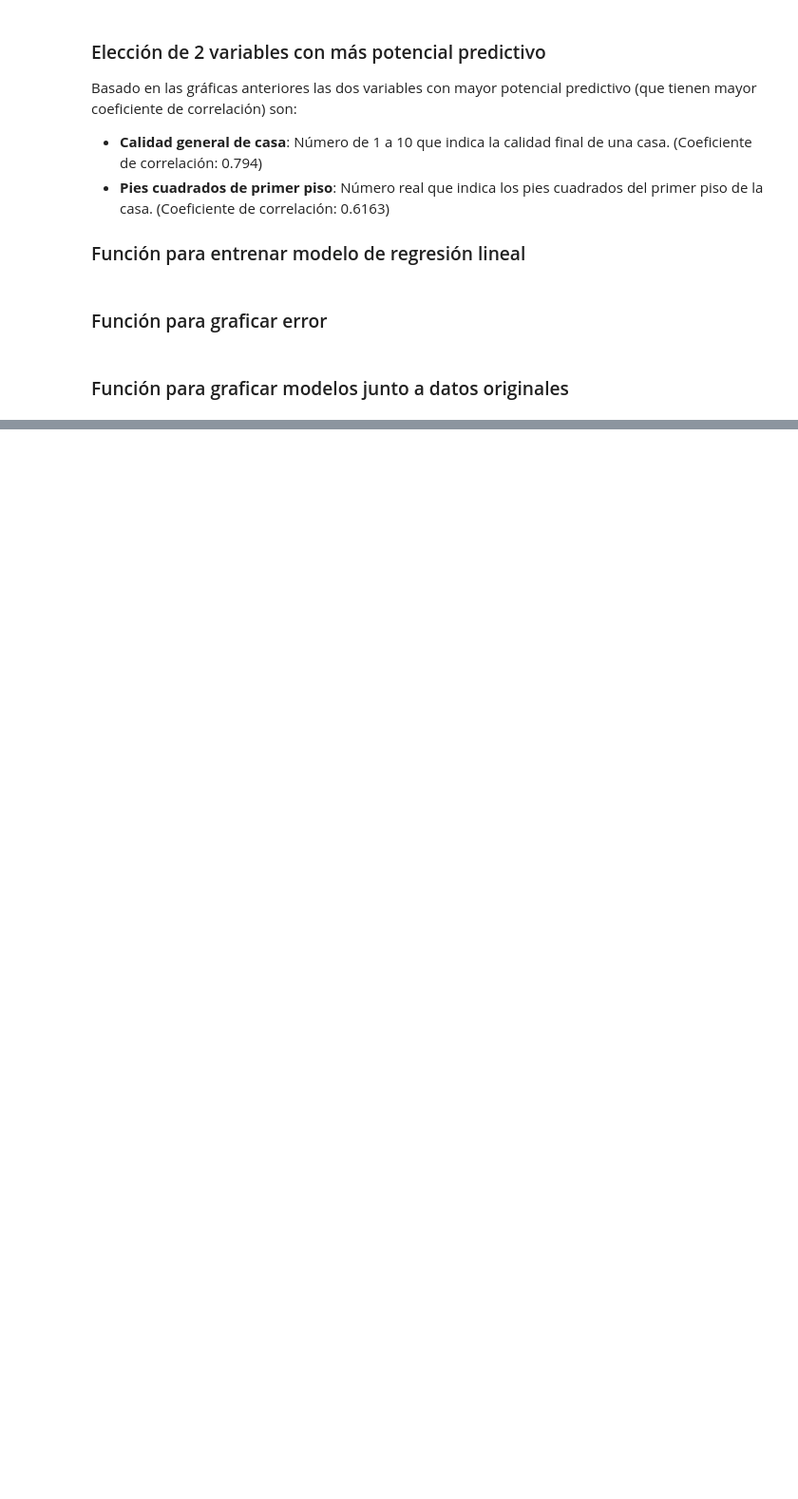
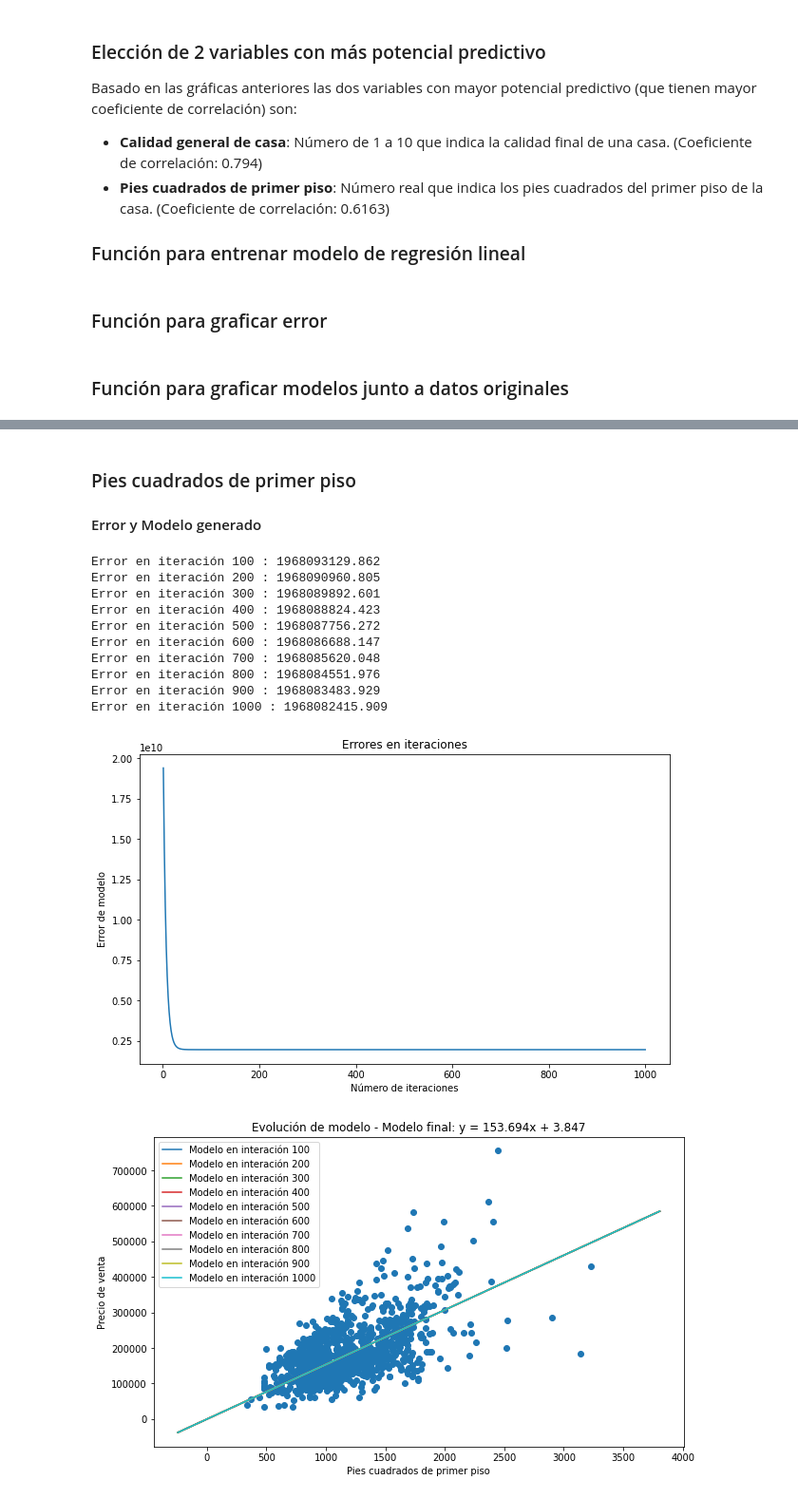
Before and after one commit to DanyDiaz/python-ciencia-de-datos, a Jupyter notebook: Proyecto Final/Proyecto_Final_DanyDiaz.ipynb, the cells around one changed output, grey strips where cells are left out. Shown: that part at 95% size. Saved outputs shown, nothing was run; the diff lists cells and outputs as text; code cells hidden in the pictures; blank space fills up the shorter version.

```diff
--- a/Proyecto Final/Proyecto_Final_DanyDiaz.ipynb
+++ b/Proyecto Final/Proyecto_Final_DanyDiaz.ipynb
@@ -231,0 +265,32 @@ graficarModelos(eModelo, 1, [65,80,68], [208.5, 181.5, 223.5], 'metros cuadrados
+# %% [markdown]
+### Pies cuadrados de primer piso
+
+#### Error y Modelo generado
+# %%
+numIteraciones = 1000
+cadaNiteraciones = numIteraciones // 10
+learningRate = 0.0000013
+iInd = 2
+iDep = 0
+
+vInd = datosEntrenamiento[:,iInd]
+vDep = datosEntrenamiento[:,iDep]
+nomInd = nombresVariables[iInd]
+nomDep = nombresVariables[iDep]
+eModelo, vError = entrenarModeloRegresionLineal(x = vInd, y = vDep, \
+                                 epochs = numIteraciones, imprimir_error_cada = cadaNiteraciones, lr = learningRate)
+graficarError(vError)
+graficarModelos(eModelo, n = cadaNiteraciones, x = vInd, y = vDep, xLabel = nomInd, yLabel = nomDep)
+# %% [output]
+Error en iteración 100 : 1968093129.862
+Error en iteración 200 : 1968090960.805
+Error en iteración 300 : 1968089892.601
+Error en iteración 400 : 1968088824.423
+Error en iteración 500 : 1968087756.272
+Error en iteración 600 : 1968086688.147
+Error en iteración 700 : 1968085620.048
+Error en iteración 800 : 1968084551.976
+Error en iteración 900 : 1968083483.929
+Error en iteración 1000 : 1968082415.909
+[figure, added]
+[figure, added]
```
Also changed, not shown: parts of 5 cells of this notebook.
